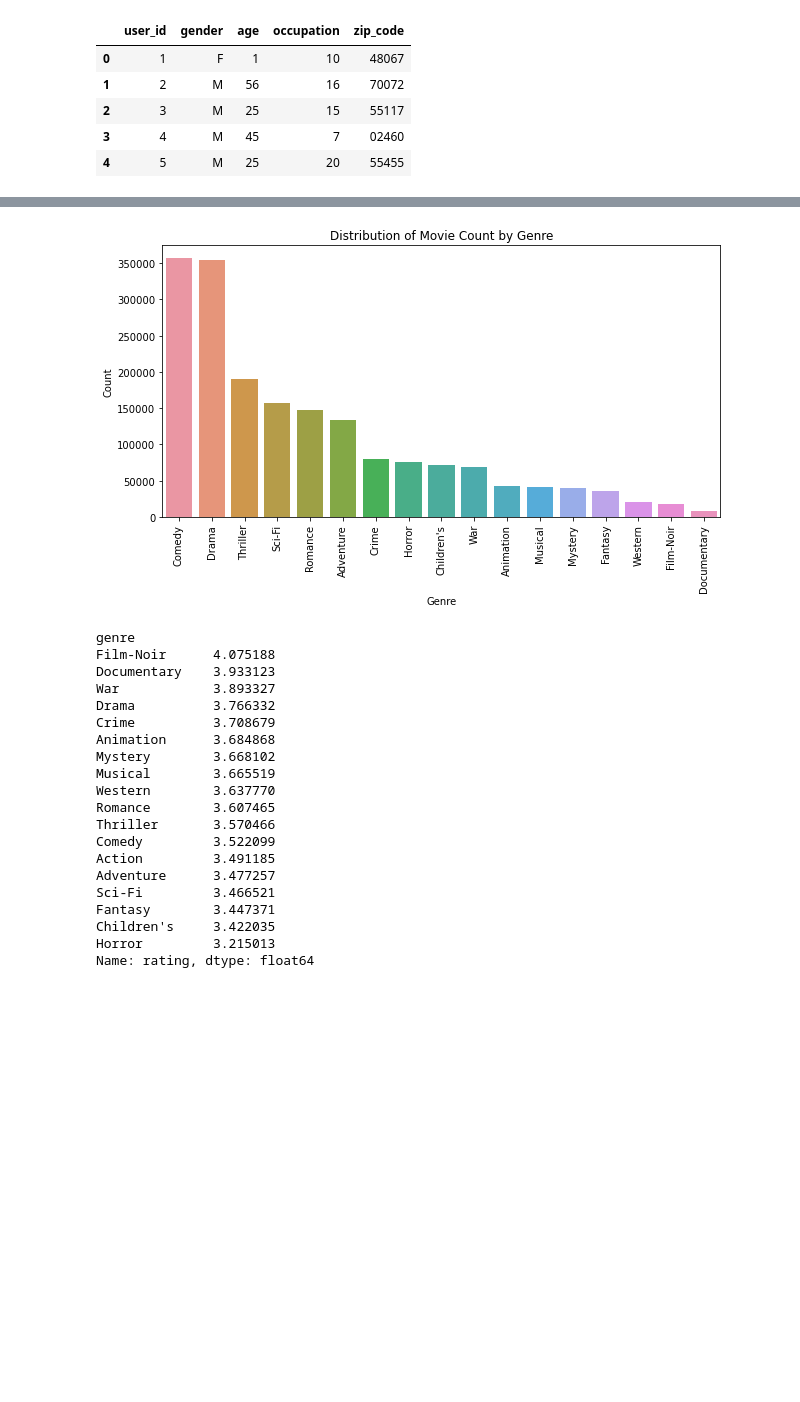
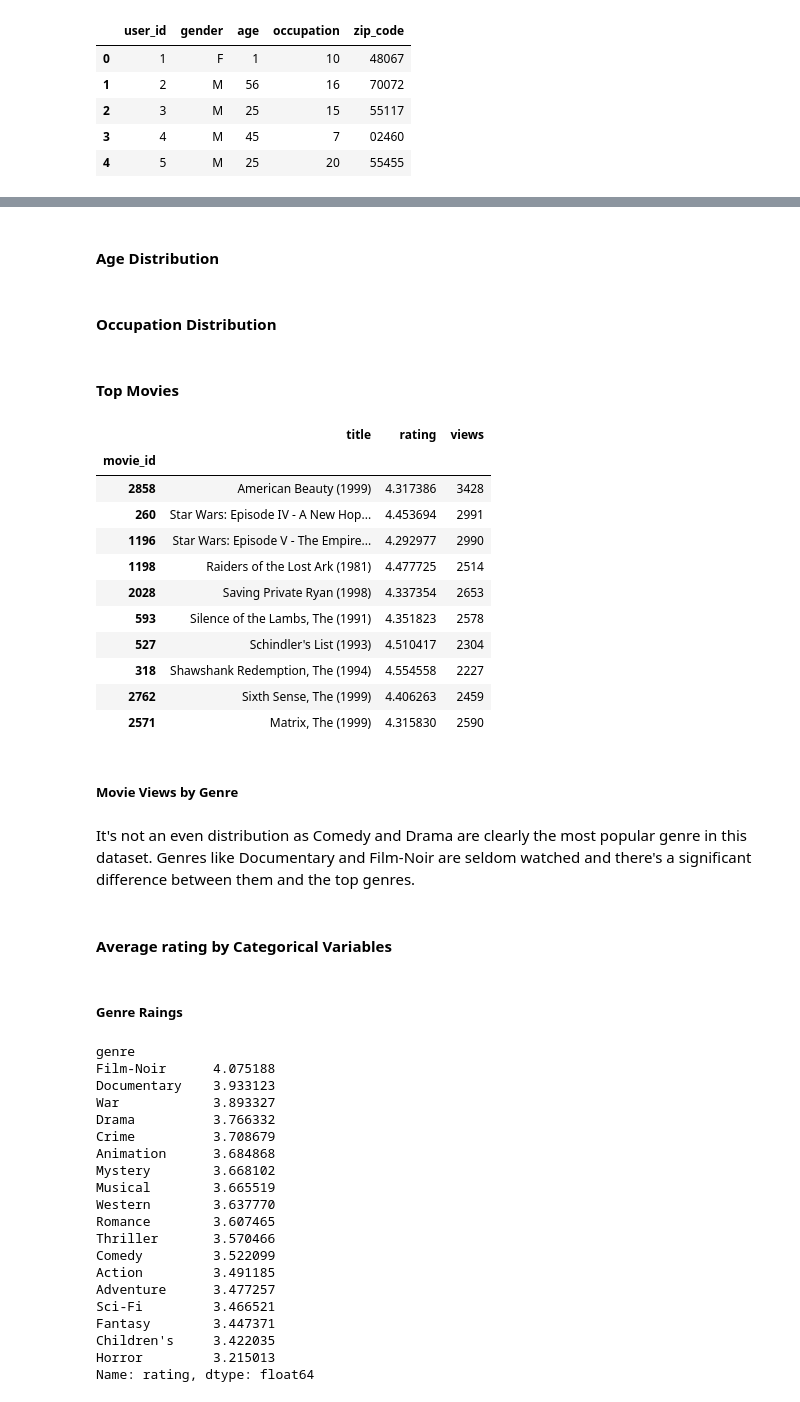
Before and after one commit to abhishekjainz/multi-armed-bandits-recommendation-system, a Jupyter notebook: code/MovieLens 1M EDA.ipynb, the cells around one changed output, grey strips where cells are left out. Cells and saved outputs as stored; diff of their text form; code cells hidden in the pictures; blank space fills up the shorter version.

```diff
--- a/code/MovieLens 1M EDA.ipynb
+++ b/code/MovieLens 1M EDA.ipynb
@@ -97,0 +158,8 @@ Name: timestamp, dtype: object
+# %%
+# merge users with df
+df = df.merge(users, how='left', on='user_id')
+
+# create year-month column
+df['year_month'] = df['timestamp'].dt.strftime('%Y-%m')
+
+df.head()
@@ -118,5 +194,7 @@ timestamp      0
 dtype: int64
 # %%
+# Convert user_id, movie_id, rating to string
 df['user_id'] = df['user_id'].astype(int).astype(str)
 df['rating'] = df['rating'].astype(int).astype(str)
 df['movie_id'] = df['movie_id'].astype(int).astype(str)
+df['rating'] = df['rating'].astype(int)
@@ -185,0 +246,2 @@ plt.show()
+# %% [markdown]
+#### Age Distribution
@@ -185,0 +252,2 @@ plt.show()
+# %% [markdown]
+#### Occupation Distribution
@@ -186,14 +258,42 @@ plt.show()
+# %% [markdown]
+#### Top Movies
+# %%
+# Rank top 10 movies by weighted rating scores, where k refers to the weight of the rating
+def weighted_average_score(df, k=0.7):
+    n_views = df.groupby('movie_id', sort=False).movie_id.count()
+    ratings = df.groupby('movie_id', sort=False).rating.mean()
+    scores = ((1-k)*(n_views/n_views.max()) +
+              k*(ratings/ratings.max())).to_numpy().argsort()[::-1]
+    df_deduped = df.groupby('movie_id', sort=False).agg({'title':'first',
+                                                         'rating':'mean'})
+    return df_deduped.assign(views=n_views).iloc[scores]
+
+weighted_average_score(df).head(10)
+# %% [output]
+|  | title | rating | views |
+| movie_id |  |  |  |
+| 2858 | American Beauty (1999) | 4.317386 | 3428 |
+| 260 | Star Wars: Episode IV - A New Hop... | 4.453694 | 2991 |
+| 1196 | Star Wars: Episode V - The Empire... | 4.292977 | 2990 |
+| 1198 | Raiders of the Lost Ark (1981) | 4.477725 | 2514 |
+| 2028 | Saving Private Ryan (1998) | 4.337354 | 2653 |
+| 593 | Silence of the Lambs, The (1991) | 4.351823 | 2578 |
+| 527 | Schindler's List (1993) | 4.510417 | 2304 |
+| 318 | Shawshank Redemption, The (1994) | 4.554558 | 2227 |
+| 2762 | Sixth Sense, The (1999) | 4.406263 | 2459 |
+| 2571 | Matrix, The (1999) | 4.315830 | 2590 |
+# %% [markdown]
+##### Movie Views by Genre
 # %%
-# Distribution of movie count by genre
-genre_count = df.iloc[:, 3:-3].sum().sort_values(ascending=False)
-plt.figure(figsize=(10, 5))
-sns.barplot(x=genre_count.index, y=genre_count.values)
-plt.title('Distribution of Movie Count by Genre')
-plt.xlabel('Genre')
-plt.ylabel('Count')
-plt.xticks(rotation=90)
-plt.show()
+# Plot of movie views by genre
+genre_counts = df.iloc[:, 2:19].sum().sort_values(ascending=False)
+fig = px.bar(genre_counts, x=genre_counts.index, y=genre_counts.values, title='Movie Views by Genre', labels={'x':'Genre', 'y':'Count'}, color=genre_counts.values, color_continuous_scale='sunset')
+fig.show()
-# %% [output]
-[figure, removed]
+# %% [markdown]
+It's not an even distribution as Comedy and Drama are clearly the most popular genre in this dataset. Genres like Documentary and Film-Noir are seldom watched and there's a significant difference between them and the top genres.
+# %% [markdown]
+#### Average rating by Categorical Variables
+# %% [markdown]
+##### Genre Raings
 # %%
 # Unpivot the genre columns
```
Also changed, not shown: parts of 44 cells of this notebook.
